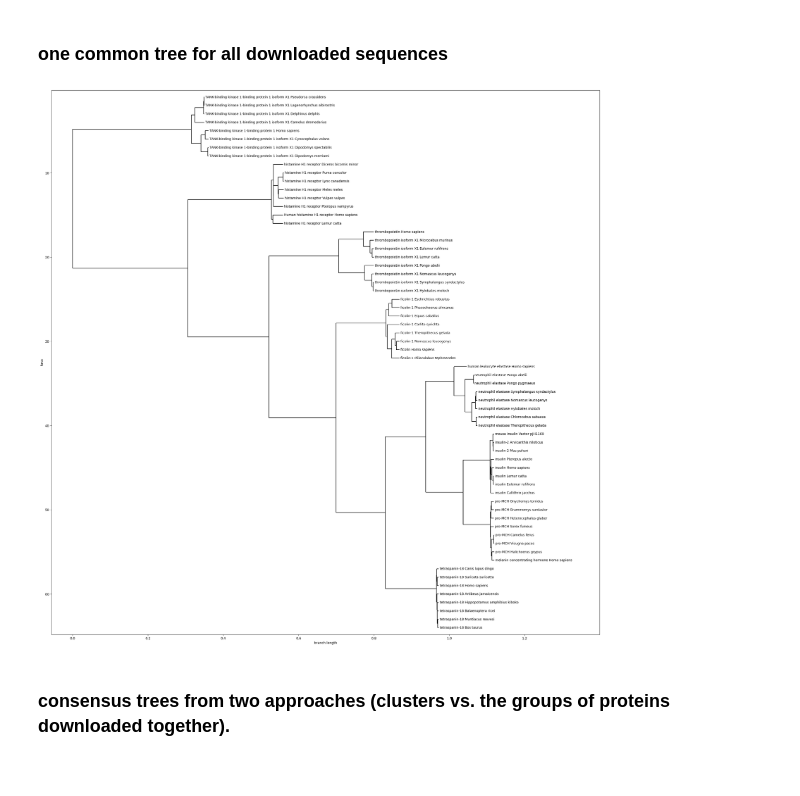
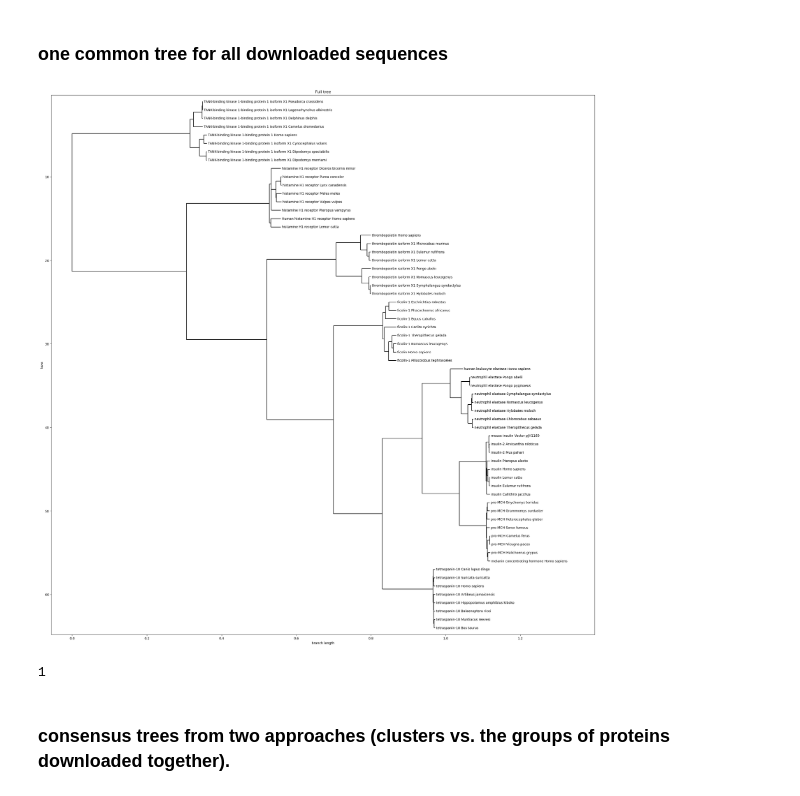
Before and after one commit to nk2IsHere/bioinfo, a Jupyter notebook: Project3/main.ipynb, the cells around one changed output. Saved outputs shown, nothing was run; the diff lists cells and outputs as text; code cells hidden in the pictures.

```diff
--- a/Project3/main.ipynb
+++ b/Project3/main.ipynb
@@ -179,7 +179,8 @@ def draw_group_tree(tree):
         tree,
         axes=plt.gca(),
         branch_labels=lambda c: round(c.branch_length, 3),
-        label_func=lambda n: n.name if n.is_terminal() else ''
+        label_func=lambda n: n.name if n.is_terminal() else '',
+        do_show=False
     )
 
     return tree
@@ -193,7 +194,8 @@ def draw_full_tree(tree, records_metadata):
             f"{records_metadata[n.name]['name']} {records_metadata[n.name]['organism']}"
             if n.is_terminal()
             else ''
-        )
+        ),
+        do_show=False
     )
 # %%
 from matplotlib import pyplot as plt
@@ -244,8 +258,14 @@ for cluster_id, members in clusters.items():
 # %%
 tree = constructor.upgma(dm)
 draw_full_tree(tree, records_metadata)
+plt.title('Full tree')
+plt.savefig('data/trees/full.png')
+plt.show()
+
+Phylo.write(tree, 'data/trees/full.tree', 'newick')
 # %% [output]
-[figure, old version]
+[figure, new version]
+1
 # %% [markdown]
 ### consensus trees from two approaches (clusters vs. the groups of proteins downloaded together).
 # %%
```
Also changed, not shown: parts of 4 cells of this notebook, 38 other files.
